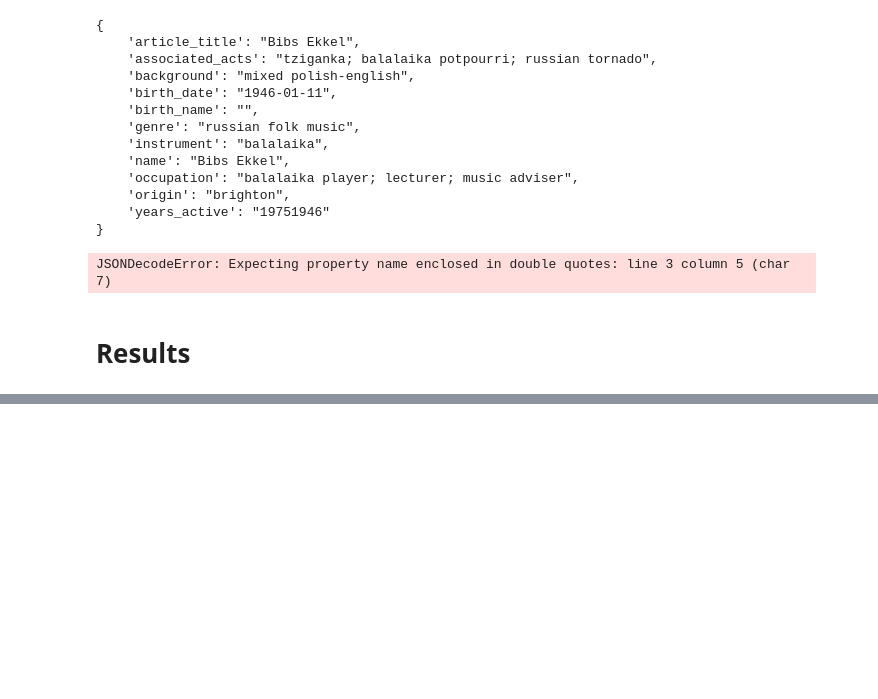
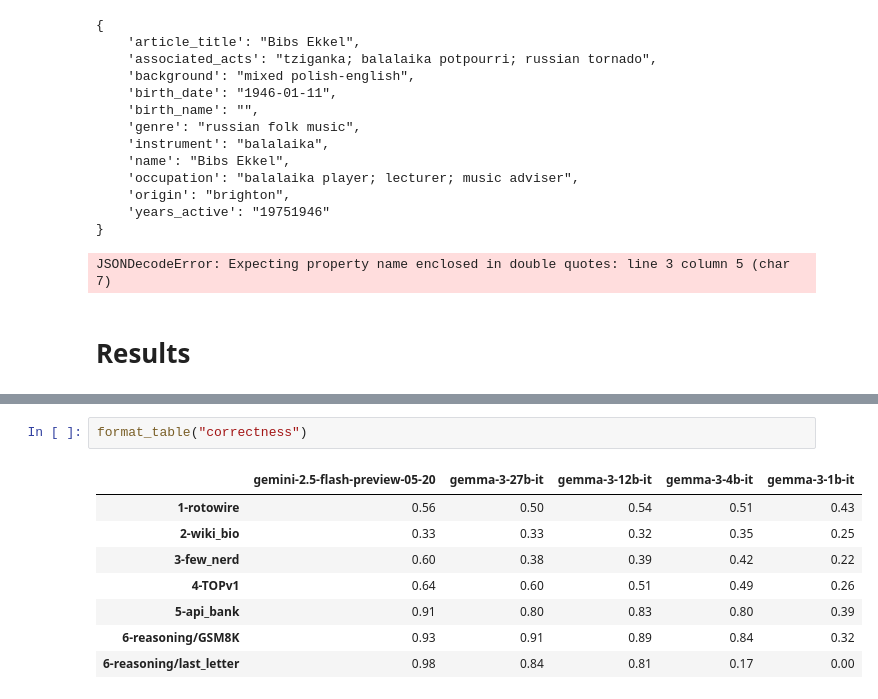
Before and after one commit to matthieudelsart/structured-outputs-benchmark, a Jupyter notebook: notebooks/bench_basis.ipynb, the cells around one changed output, grey strips where cells are left out. Saved outputs shown, nothing was run; the diff lists cells and outputs as text; blank space fills up the shorter version.

```diff
--- a/notebooks/bench_basis.ipynb
+++ b/notebooks/bench_basis.ipynb
@@ -213,0 +209,11 @@ pd.DataFrame(reshuffle["correctness"])
+# %%
+format_table("correctness")
+# %% [output]
+|  | gemini-2.5-flash-preview-05-20 | gemma-3-27b-it | gemma-3-12b-it | gemma-3-4b-it | gemma-3-1b-it |
+| 1-rotowire | 0.56 | 0.50 | 0.54 | 0.51 | 0.43 |
+| 2-wiki_bio | 0.33 | 0.33 | 0.32 | 0.35 | 0.25 |
+| 3-few_nerd | 0.60 | 0.38 | 0.39 | 0.42 | 0.22 |
+| 4-TOPv1 | 0.64 | 0.60 | 0.51 | 0.49 | 0.26 |
+| 5-api_bank | 0.91 | 0.80 | 0.83 | 0.80 | 0.39 |
+| 6-reasoning/GSM8K | 0.93 | 0.91 | 0.89 | 0.84 | 0.32 |
+| 6-reasoning/last_letter | 0.98 | 0.84 | 0.81 | 0.17 | 0.00 |
```
Also changed, not shown: parts of 4 cells of this notebook, 5 other files.
